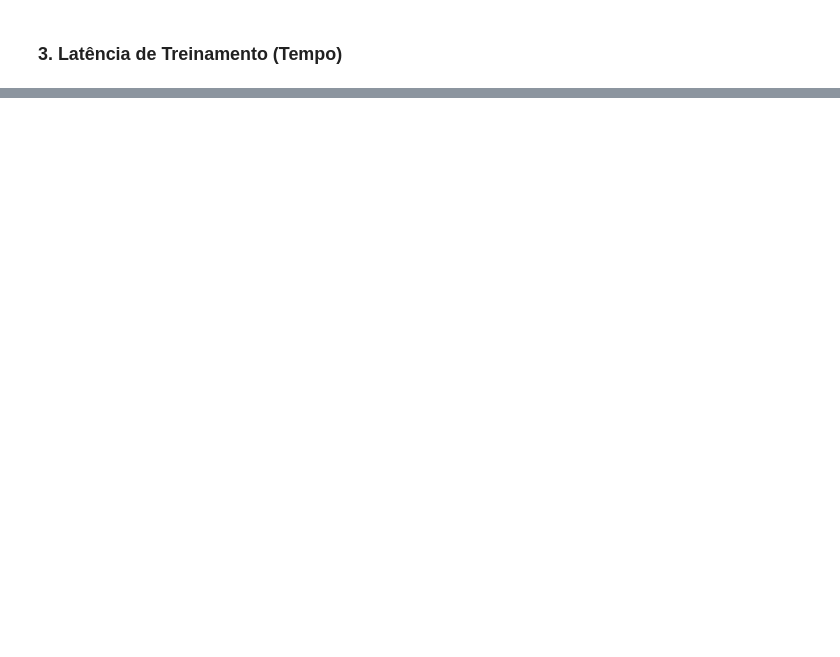
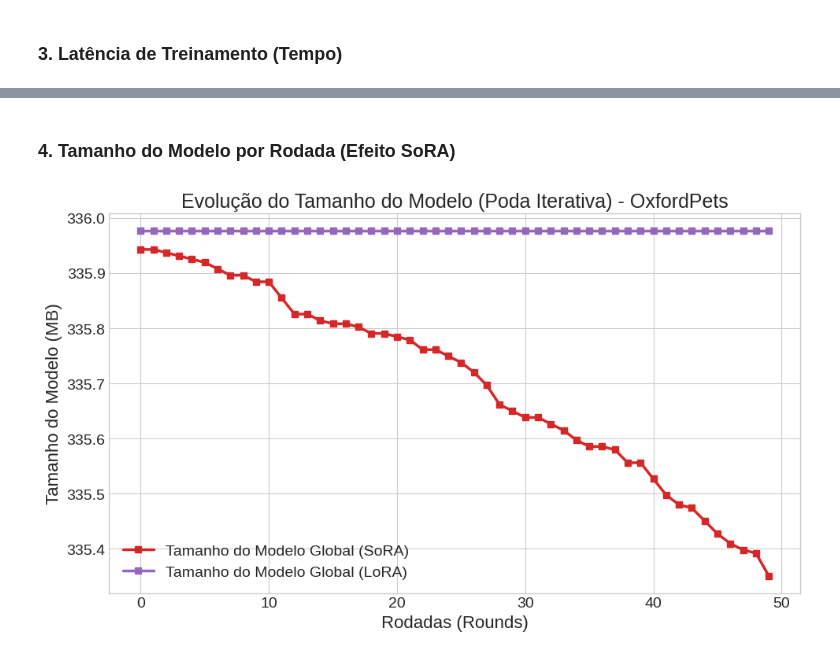
Before and after one commit to VeigarGit/FL_ServerPuma, a Jupyter notebook: src/system/plot_results.ipynb, the cells around one changed output, grey strips where cells are left out. Cells and saved outputs as stored; diff of their text form; code cells hidden in the pictures; blank space fills up the shorter version.

```diff
--- a/src/system/plot_results.ipynb
+++ b/src/system/plot_results.ipynb
@@ -157,0 +186,40 @@ plt.show()
+# %% [markdown]
+### 4. Tamanho do Modelo por Rodada (Efeito SoRA)
+# %%
+plt.figure(figsize=(10, 6))
+
+if dados_sora and 'size_mean' in dados_sora:
+    eixo_x = range(len(dados_sora['size_mean']))
+    plt.plot(eixo_x, dados_sora['size_mean'], label='Tamanho do Modelo Global (SoRA)', color='#d62728', marker='s')
+
+    plt.fill_between(eixo_x,
+                     dados_sora['size_mean'] - dados_sora['size_std'],
+                     dados_sora['size_mean'] + dados_sora['size_std'],
+                     color='#d62728', alpha=0.15)
+
+    plt.title(f"Evolução do Tamanho do Modelo (Poda Iterativa) - {DATASET}")
+    plt.xlabel("Rodadas (Rounds)")
+    plt.ylabel("Tamanho do Modelo (MB)")
+    plt.legend()
+    plt.tight_layout()
+
+    if dados_lora and 'size_mean' in dados_lora:
+        eixo_x = range(len(dados_lora['size_mean']))
+        plt.plot(eixo_x, dados_lora['size_mean'], label='Tamanho do Modelo Global (LoRA)', color='#9467bd', marker='s')
+
+        plt.fill_between(eixo_x,
+                         dados_lora['size_mean'] - dados_lora['size_std'],
+                         dados_lora['size_mean'] + dados_lora['size_std'],
+                         color='#9467bd', alpha=0.15)
+
+        plt.title(f"Evolução do Tamanho do Modelo (Poda Iterativa) - {DATASET}")
+        plt.xlabel("Rodadas (Rounds)")
+        plt.ylabel("Tamanho do Modelo (MB)")
+        plt.legend()
+        plt.tight_layout()
+        plt.show()
+else:
+    print("⚠️ Dados de 'Model_size_per_round_Mb' não encontrados nos arquivos h5.")
+    print("Certifique-se de que a simulação foi executada com o server.py atualizado.")
+# %% [output]
+[figure, added]
```
Also changed, not shown: parts of 5 cells of this notebook, 17 other files.
